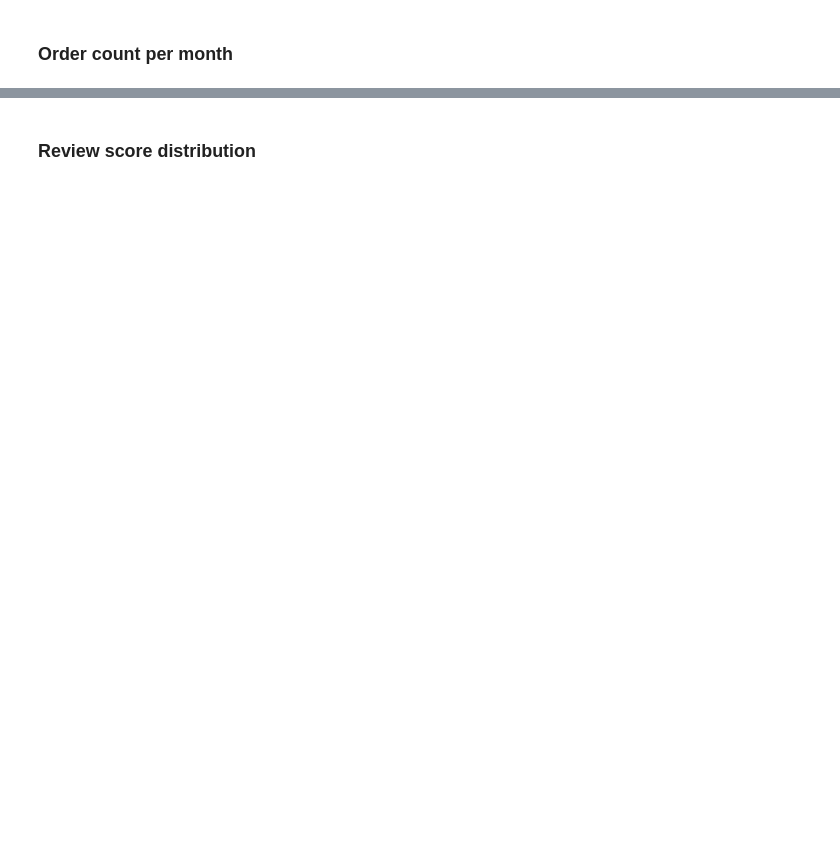
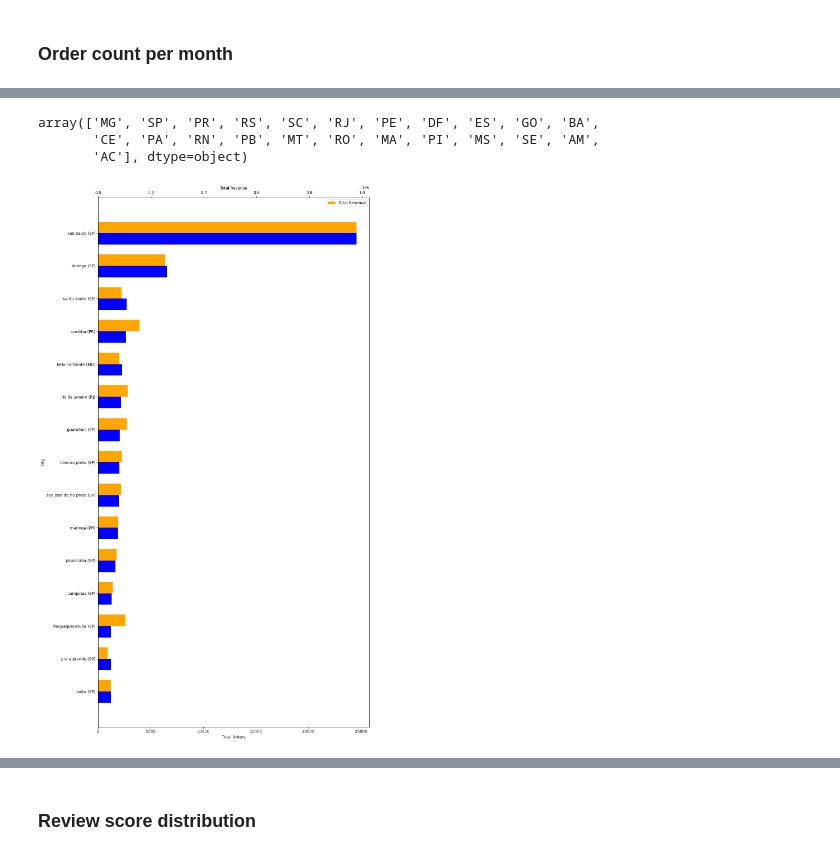
Before and after one commit to ScriptFizz/olist_data_warehouse, a Jupyter notebook: src/eda/EDA.ipynb, the cells around one changed output, grey strips where cells are left out. Saved outputs shown, nothing was run; the diff lists cells and outputs as text; code cells hidden in the pictures; blank space fills up the shorter version.

```diff
--- a/src/eda/EDA.ipynb
+++ b/src/eda/EDA.ipynb
@@ -57,0 +213,48 @@ plt.show()
+# %%
+df_geo["state"].unique()
+# %% [output]
+array(['MG', 'SP', 'PR', 'RS', 'SC', 'RJ', 'PE', 'DF', 'ES', 'GO', 'BA',
+       'CE', 'PA', 'RN', 'PB', 'MT', 'RO', 'MA', 'PI', 'MS', 'SE', 'AM',
+       'AC'], dtype=object)
+# %%
+#qry = f"""
+#SELECT
+#    state,
+#    city,
+#    total_orders,
+#    total_revenue
+#FROM `{PROJECT_ID}.{ANALYTICS_DATASET_ID}.orders_revenue_by_location`
+#"""
+
+#df_geo = run_query(query=qry, project_id=PROJECT_ID)
+
+df_city_ord = df_geo.groupby(by=["city", "state"]).sum().sort_values(by="total_orders", ascending=True).iloc[-15:,:].reset_index()
+
+x_idx = np.arange(len(df_city_ord))
+bar_width = 0.35
+_, ax1 = plt.subplots(1, 1, figsize=(12, 20))
+ax1.barh(
+    x_idx,
+    df_city_ord["total_orders"],
+    height=bar_width,
+    color="blue",
+    label="Total Orders",
+)
+ax2 = ax1.twiny()
+ax2.barh(
+    x_idx + bar_width,
+    df_city_ord["total_revenue"],
+    height=bar_width,
+    label="Total Revenue",
+    color="orange",
+)
+ax1.set_ylabel("City")
+ax1.set_xlabel("Total Orders")
+ax2.set_xlabel("Total Revenue")
+ax1.set_yticks(x_idx + bar_width / 2)
+ax1.set_yticklabels(df_city_ord["city"] + " (" + df_city_ord["state"] + ")")
+plt.legend()
+plt.tight_layout()
+plt.show()
+# %% [output]
+[figure, added]
```
Also changed, not shown: parts of 103 cells of this notebook, 21 other files.
